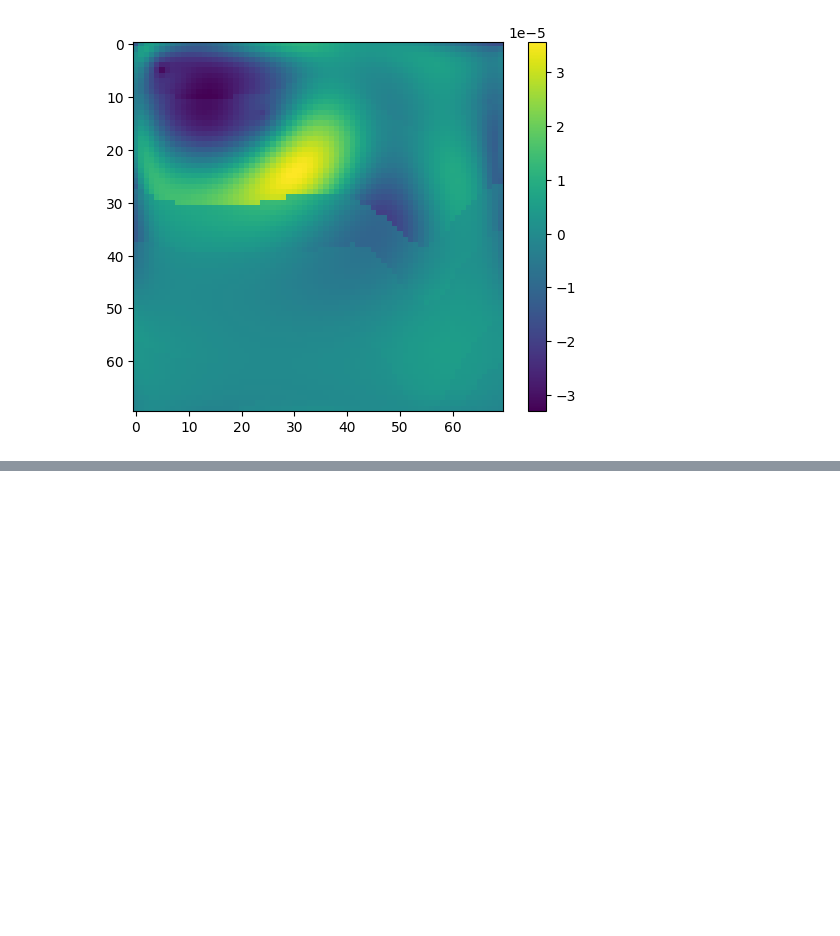
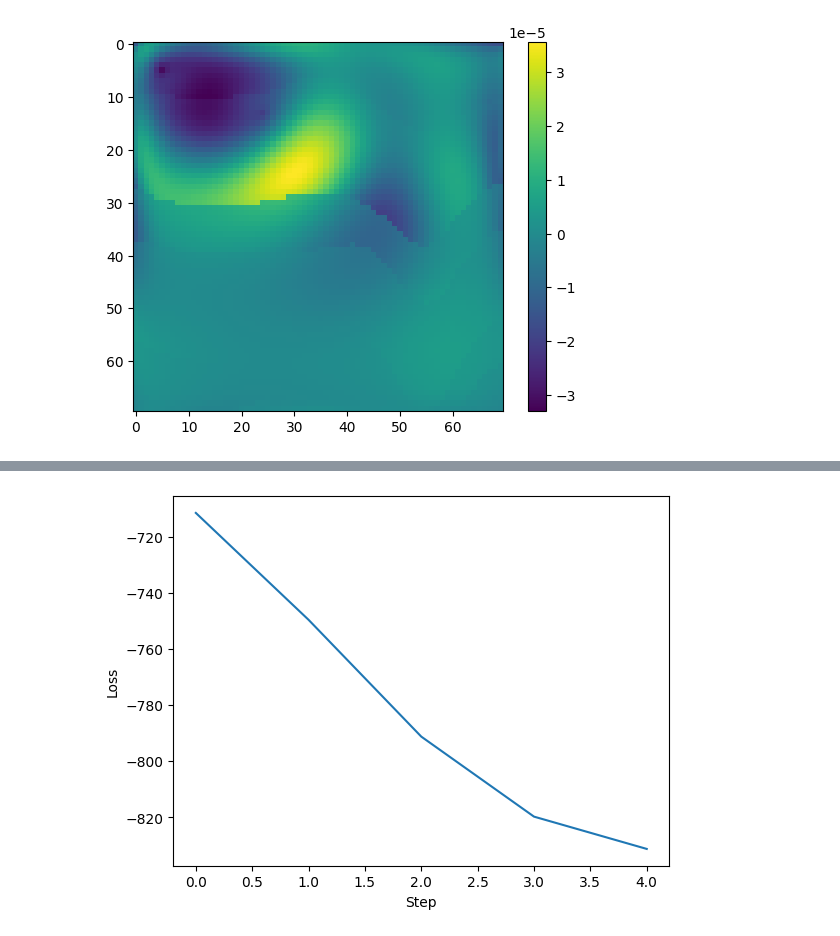
Before and after one commit to armercier/Hybrid-OED, a Jupyter notebook: src/scripts/test_case_C.ipynb, the cells around one changed output, grey strips where cells are left out. Cells and saved outputs as stored; diff of their text form; code cells hidden in the pictures; blank space fills up the shorter version.

```diff
--- a/src/scripts/test_case_C.ipynb
+++ b/src/scripts/test_case_C.ipynb
@@ -169,0 +184,16 @@ def differentiable_loss_fn(model, x, matrix, criterion_threshold ,sharpness=10.0
+# %%
+# Example Usage
+key = jax.random.PRNGKey(42)
+input_size = C_sources_1e_3.shape[0]
+hidden_size = 56
+num_hidden_layers = 2
+model = FullyConnectedNN(input_size, hidden_size, num_hidden_layers, key)
+
+print("Model:", model)
+
+# matrix = jax.random.normal(key, (100, 50))  # Matrix with 100 rows and 50 columns
+matrix = complex_stack_complete_2D
+# x = jax.random.normal(key, (input_size,))  # Input to the network
+x = C_sources_1e_3
+# x = (x - jnp.mean(x)) / jnp.std(x)
+x = (x - jnp.min(x)) / (jnp.max(x) - jnp.min(x))
@@ -250,0 +232,60 @@ Step 3, Loss: 212.0
+# %%
+def train_step(model, matrix, criterion_threshold, optimizer, opt_state, x, logs):
+    # Compute loss and gradients
+    loss_and_grad_fn = eqx.filter_value_and_grad(differentiable_loss_fn)
+    loss, grads = loss_and_grad_fn(model, x, matrix, criterion_threshold=criterion_threshold, sharpness=10.0, mask_penalty=10.0)
+    jax.tree_util.tree_map(lambda g: print("Gradient shape:", g.shape, "Gradient values:", g), grads)
+    jax.tree_util.tree_map(lambda g: print(f"Gradient shape: {g.shape}, Min: {jnp.min(g)}, Max: {jnp.max(g)}, Mean: {jnp.mean(g)}"), grads)
+
+    # Update optimizer state and model
+    updates, opt_state = optimizer.update(grads, opt_state, eqx.filter(model, eqx.is_inexact_array))
+    model = eqx.apply_updates(model, updates)
+
+    # Log the network output (predicted probabilities)
+    probabilities = model(x)  # Network output
+    logs["probabilities"].append(probabilities)
+
+    # Log the mask M
+    soft_mask = differentiable_mask(probabilities, sharpness=10.0)  # Differentiable mask
+    logs["masks"].append(soft_mask)
+
+    return loss, model, opt_state
+
+# def train_step(model, matrix, criterion_threshold, optimizer, opt_state, x):
+#     loss_and_grad_fn = eqx.filter_value_and_grad(differentiable_loss_fn)
+#     loss, grads = loss_and_grad_fn(model, x, matrix, criterion_threshold=criterion_threshold, sharpness=10.0, mask_penalty=0.1)
+#     # print("Gradients:", grads)
+#     # print("Max Gradient:", jax.tree_util.tree_reduce(lambda x, y: jnp.maximum(x, y), grads))
+#     # print("Min Gradient:", jax.tree_util.tree_reduce(lambda x, y: jnp.minimum(x, y), grads))
+#     jax.tree_util.tree_map(lambda g: print("Gradient shape:", g.shape, "Gradient values:", g), grads)
+#     jax.tree_util.tree_map(lambda g: print(f"Gradient shape: {g.shape}, Min: {jnp.min(g)}, Max: {jnp.max(g)}, Mean: {jnp.mean(g)}"), grads)
+
+
+#     updates, opt_state = optimizer.update(grads, opt_state, eqx.filter(model, eqx.is_inexact_array))
+#     model = eqx.apply_updates(model, updates)
+#     return loss, model, opt_state
+
+# Initialize the model and optimizer
+key = jax.random.PRNGKey(42)
+model = FullyConnectedNN(input_size, hidden_size, num_hidden_layers, key)
+optimizer = optax.adamw(1e-2)
+opt_state = optimizer.init(eqx.filter(model, eqx.is_inexact_array))  # Initialize optimizer state
+
+# Training loop
+num_steps = 5
+losses = []
+logs = {"probabilities": [], "masks": []}
+for step in range(num_steps):
+    loss, model, opt_state = train_step(model, matrix, criterion_threshold, optimizer, opt_state, x, logs)
+    losses.append(loss)
+
+    if step % 1 == 0:
+        print(f"Step {step}, Loss: {loss}")
+
+# Plot the losses
+plt.figure()
+plt.plot(losses)
+plt.xlabel("Step")
+plt.ylabel("Loss")
+plt.show()
+# %% [output]
@@ -250,0 +309 @@ Step 3, Loss: 212.0
+[figure, added]
```
Also changed, not shown: parts of 11 cells of this notebook, 2 other files.
